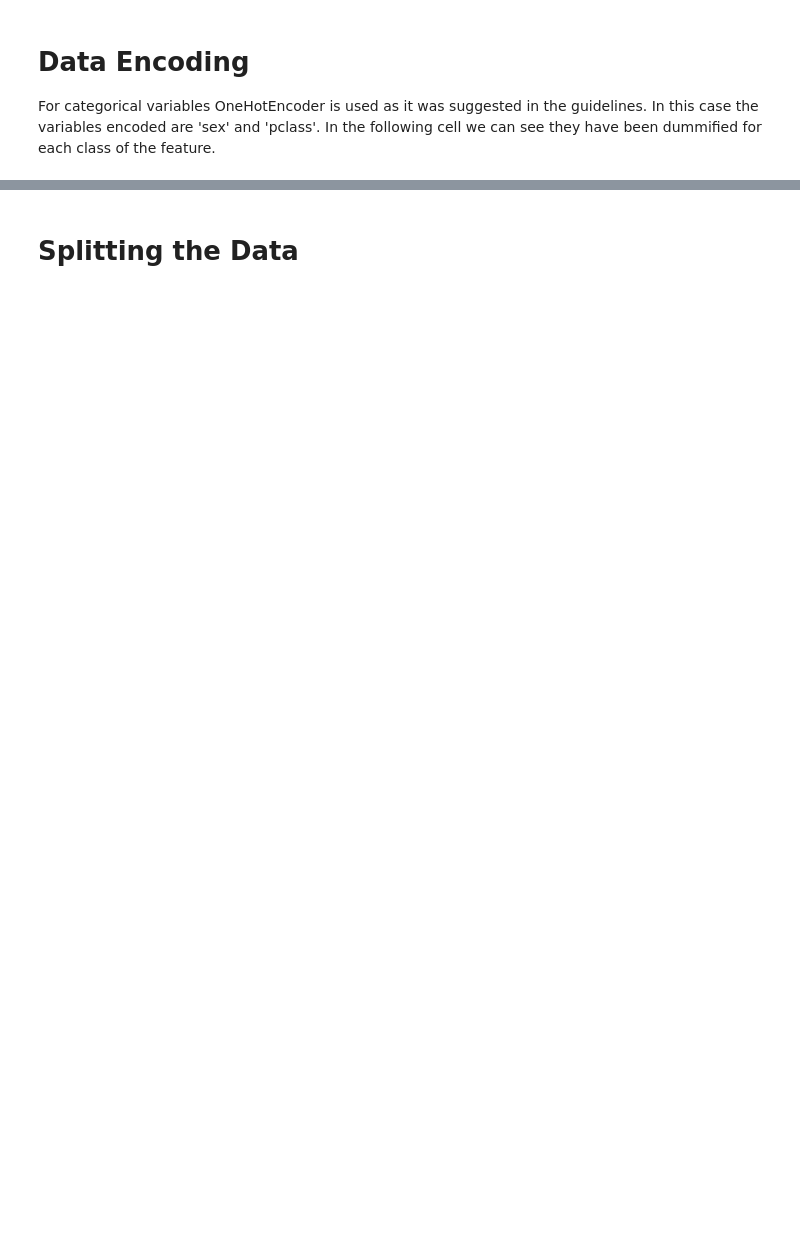
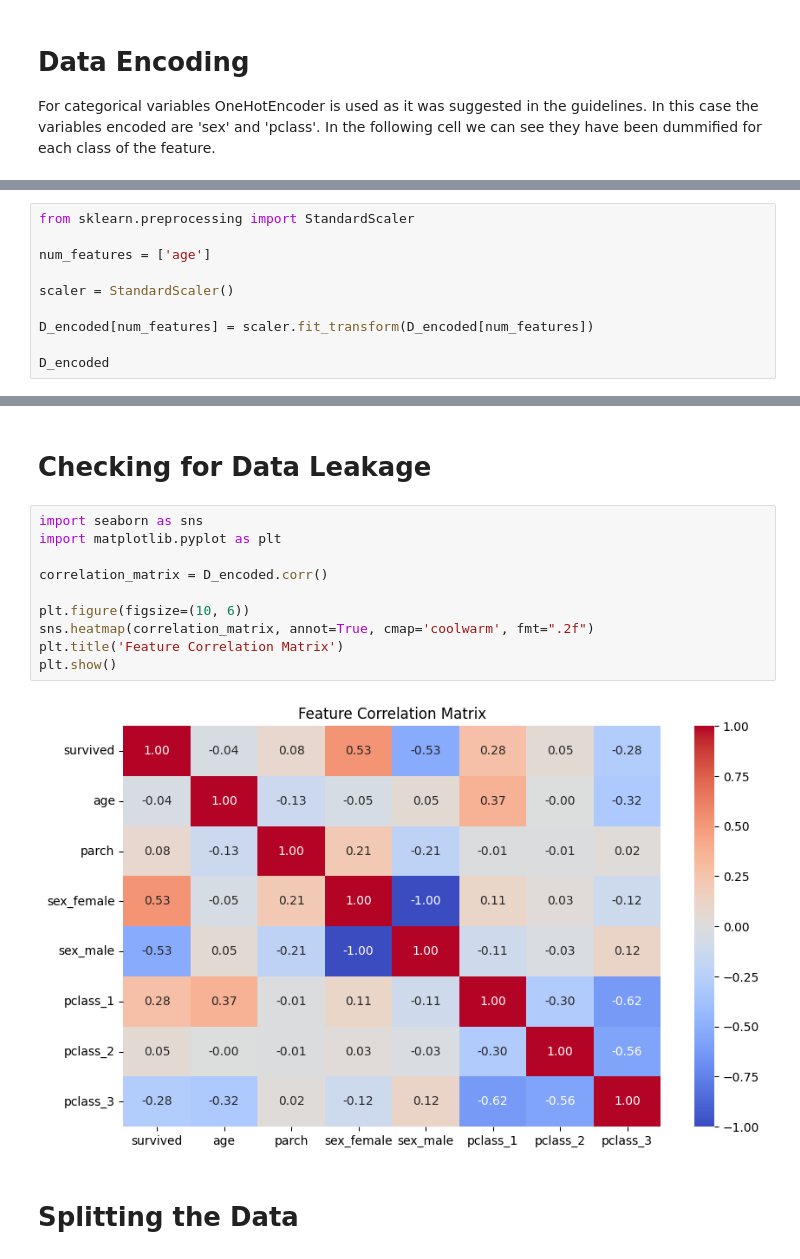
Before and after one commit to jmlarios/ML-fundamentals-2025, a Jupyter notebook: ML_Assignment_1.ipynb, the cells around one changed output, grey strips where cells are left out. Cells and saved outputs as stored; diff of their text form; blank space fills up the shorter version.

```diff
--- a/ML_Assignment_1.ipynb
+++ b/ML_Assignment_1.ipynb
@@ -175,3 +169,13 @@ D_encoded
 | 1307 | 0 | 27.0000 | 0 | 0.0 | 1.0 | 0.0 | 0.0 | 1.0 |
 | 1308 | 0 | 29.0000 | 0 | 0.0 | 1.0 | 0.0 | 0.0 | 1.0 |
 1309 rows × 8 columns
+# %%
+from sklearn.preprocessing import StandardScaler
+
+num_features = ['age']
+
+scaler = StandardScaler()
+
+D_encoded[num_features] = scaler.fit_transform(D_encoded[num_features])
+
+D_encoded
@@ -178,3 +196,17 @@ D_encoded
+# %% [markdown]
+# **Checking for Data Leakage**
+# %%
+import seaborn as sns
+import matplotlib.pyplot as plt
+
+correlation_matrix = D_encoded.corr()
+
+plt.figure(figsize=(10, 6))
+sns.heatmap(correlation_matrix, annot=True, cmap='coolwarm', fmt=".2f")
+plt.title('Feature Correlation Matrix')
+plt.show()
+# %% [output]
+[figure, added]
 # %% [markdown]
 # **Splitting the Data**
 # %%
```
Also changed, not shown: parts of 9 cells of this notebook.
